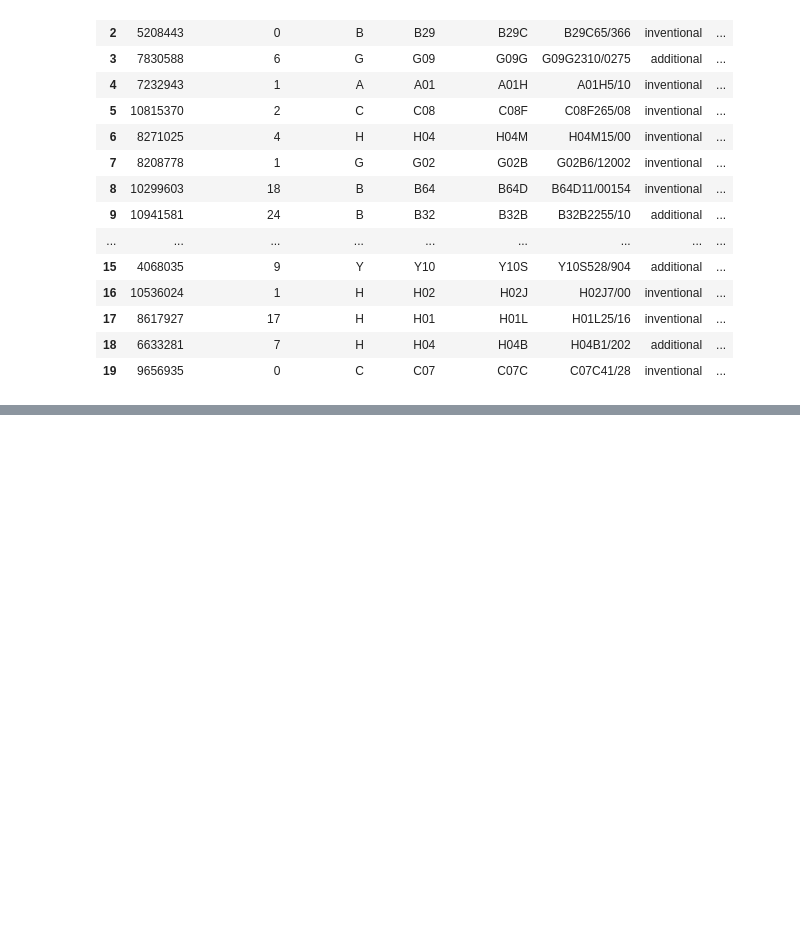
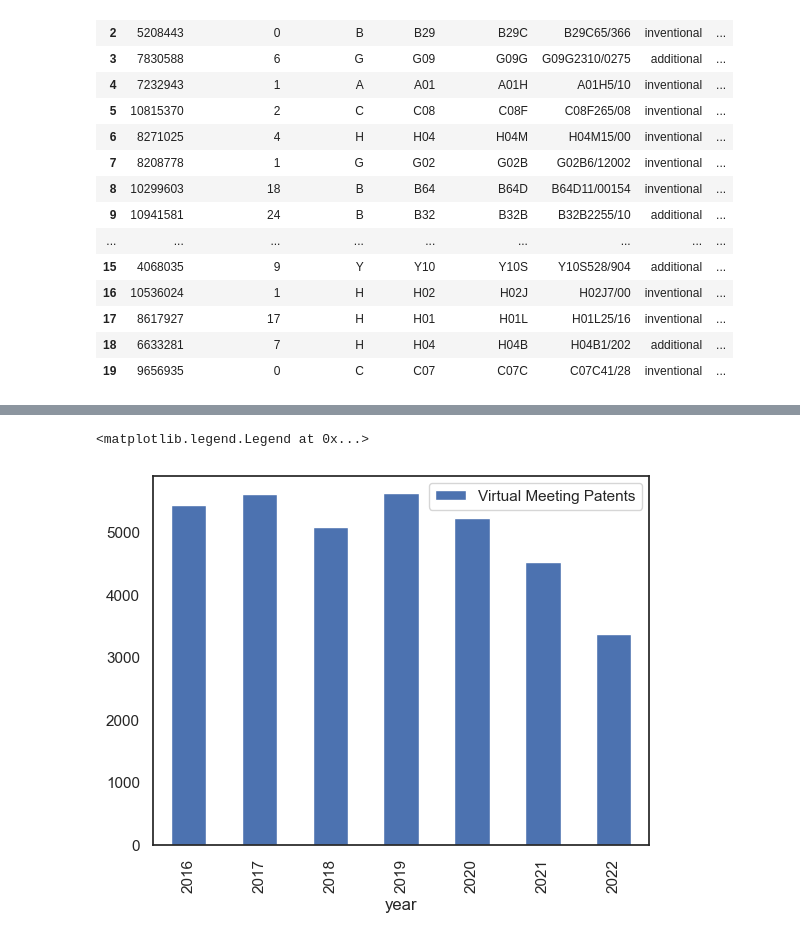
Before and after one commit to emoral435/JupyterPatents, a Jupyter notebook: OnlineMeetingPatents.ipynb, the cells around one changed output, grey strips where cells are left out. Drawn from its saved outputs; the diff is of its cells as text; code cells hidden in the pictures; blank space fills up the shorter version.

```diff
--- a/OnlineMeetingPatents.ipynb
+++ b/OnlineMeetingPatents.ipynb
@@ -95 +95,17 @@ tech_df
+# %%
+# here we are concatinating the rows that have these certain keywords, that I personally chose as being the highest
+# repeated and highest changes to being a virtual meeting patent.
+meetings_df = pd.concat([tech_df.loc[tech_df['full_patent_details'].str.contains('conference', case=False)],
+               tech_df.loc[tech_df['full_patent_details'].str.contains('communication', case=False)],
+               tech_df.loc[tech_df['full_patent_details'].str.contains('video stream', case=False)],
+               tech_df.loc[tech_df['full_patent_details'].str.contains('videoconferencing', case=False)],
+               tech_df.loc[tech_df['full_patent_details'].str.contains('meeting', case=False)]], ignore_index=True)
+meeting_patents_per_year = meetings_df.groupby([meetings_df['patent_date'].dt.year.rename('year')]).agg({'count'})
+meeting_patents_per_year.drop(inplace=True, columns=meeting_patents_per_year.columns[1:5])
+# %%
+meeting_patents_per_year.plot(kind="bar")
+plt.legend(["Virtual Meeting Patents"])
+# %% [output]
+<matplotlib.legend.Legend at 0x...>
+[figure, added]
 # %%
```
Also changed, not shown: parts of 3 cells of this notebook, 1 other file.
